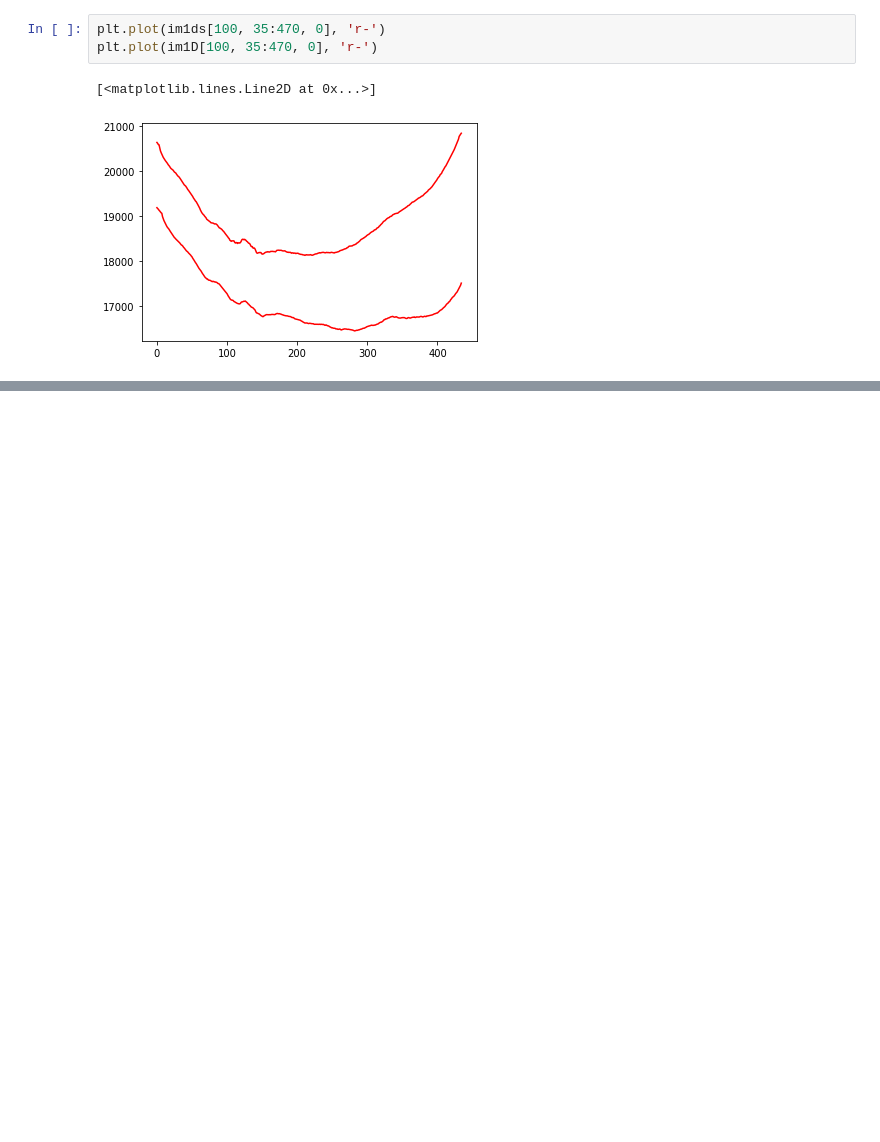
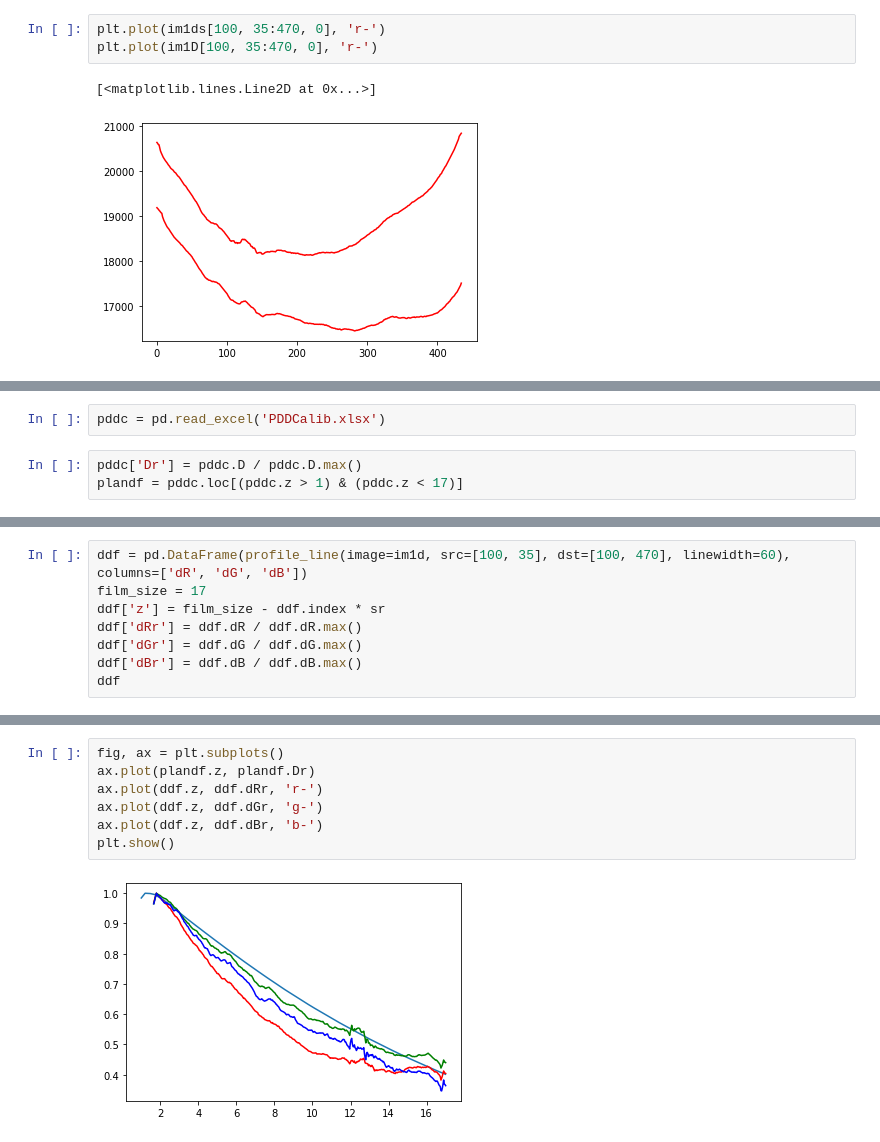
Before and after one commit to csarux/filmQAp, a Jupyter notebook: SAFD.ipynb, the cells around one changed output, grey strips where cells are left out. Drawn from its saved outputs; the diff is of its cells as text; blank space fills up the shorter version.

```diff
--- a/SAFD.ipynb
+++ b/SAFD.ipynb
@@ -58,0 +90,5 @@ array([[[65535, 65535, 65535],
+# %%
+pddc = pd.read_excel('PDDCalib.xlsx')
+# %%
+pddc['Dr'] = pddc.D / pddc.D.max()
+plandf = pddc.loc[(pddc.z > 1) & (pddc.z < 17)]
@@ -58,0 +104,8 @@ array([[[65535, 65535, 65535],
+# %%
+ddf = pd.DataFrame(profile_line(image=im1d, src=[100, 35], dst=[100, 470], linewidth=60), columns=['dR', 'dG', 'dB'])
+film_size = 17
+ddf['z'] = film_size - ddf.index * sr
+ddf['dRr'] = ddf.dR / ddf.dR.max()
+ddf['dGr'] = ddf.dG / ddf.dG.max()
+ddf['dBr'] = ddf.dB / ddf.dB.max()
+ddf
@@ -58,0 +126,9 @@ array([[[65535, 65535, 65535],
+# %%
+fig, ax = plt.subplots()
+ax.plot(plandf.z, plandf.Dr)
+ax.plot(ddf.z, ddf.dRr, 'r-')
+ax.plot(ddf.z, ddf.dGr, 'g-')
+ax.plot(ddf.z, ddf.dBr, 'b-')
+plt.show()
+# %% [output]
+[figure, added]
```
Also changed, not shown: parts of 15 cells of this notebook, 8 other files.
